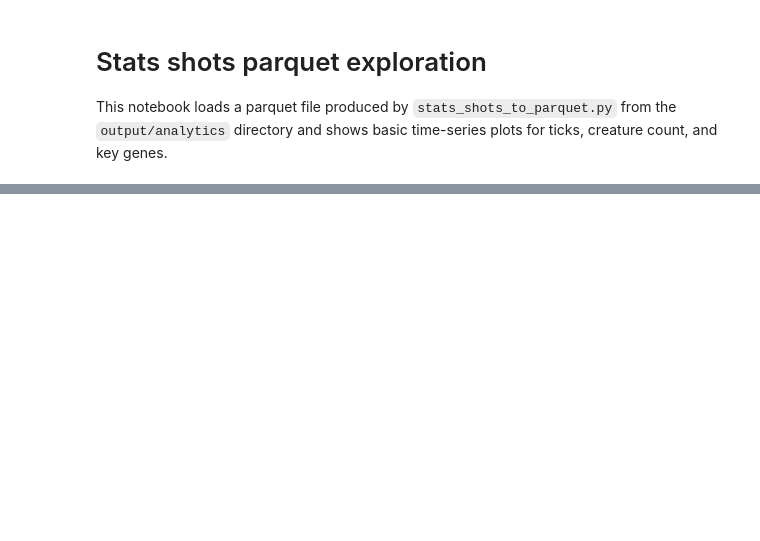
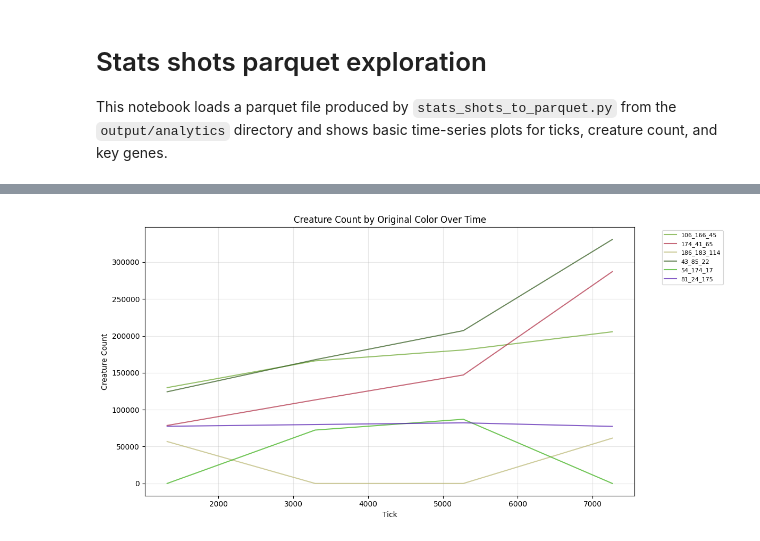
Before and after one commit to yanivbyd/DistributedColonyRust, a Jupyter notebook: analysis/stats_shots_exploration.ipynb, the cells around one changed output, grey strips where cells are left out. Saved outputs shown, nothing was run; the diff lists cells and outputs as text; code cells hidden in the pictures; blank space fills up the shorter version.

Commit message:
original color and chart of creatures by color over time

```diff
--- a/analysis/stats_shots_exploration.ipynb
+++ b/analysis/stats_shots_exploration.ipynb
@@ -145,3 +145,76 @@ plt.show()
+# %%
+# Plot creature count by tick, colored by original color RGB
+# Each curve represents creatures with a specific original color, colored by that color's RGB values
+
+import matplotlib.pyplot as plt  # pyright: ignore[reportMissingImports]
+
+plot_df = df.sort_values("tick").copy()
+
+# Collect all unique original colors from top N columns across all ticks
+all_colors = set()
+for i in range(1, 6):  # top 1-5
+    col_name = f"original_color_top{i}"
+    if col_name in plot_df.columns:
+        colors = plot_df[col_name].dropna().unique()
+        all_colors.update(colors)
+
+if not all_colors:
+    print("No original_color data found in parquet file. Regenerate parquet with updated stats_shots_to_parquet.py.")
+else:
+    # For each color, track its count over time
+    color_data = {}
+    for color_str in all_colors:
+        color_data[color_str] = []
+
+    # Extract counts for each color at each tick
+    for _, row in plot_df.iterrows():
+        tick = row["tick"]
+        for color_str in all_colors:
+            count = None
+            # Check top 1-5 columns for this color
+            for i in range(1, 6):
+                top_col = f"original_color_top{i}"
+                count_col = f"original_color_top{i}_count"
+                if top_col in row and row[top_col] == color_str:
+                    if count_col in row:
+                        count = row[count_col]
+                    break
+            color_data[color_str].append((tick, count if count is not None else 0))
+
+    # Plot each color as a separate curve
+    plt.figure(figsize=(12, 6))
+
+    for color_str in sorted(all_colors):
+        # Parse RGB values from color string (format: "R_G_B")
+        try:
+            parts = color_str.split("_")
+            if len(parts) == 3:
+                r = int(parts[0]) / 255.0
+                g = int(parts[1]) / 255.0
+                b = int(parts[2]) / 255.0
+                rgb_color = (r, g, b)
+            else:
+                rgb_color = (0.5, 0.5, 0.5)  # Default gray if parsing fails
+        except (ValueError, IndexError):
+            rgb_color = (0.5, 0.5, 0.5)  # Default gray if parsing fails
+
+        # Extract ticks and counts for this color
+        ticks = [t for t, _ in color_data[color_str]]
+        counts = [c for _, c in color_data[color_str]]
+
+        # Only plot if there's at least one non-zero count
+        if any(c > 0 for c in counts):
+            plt.plot(ticks, counts, label=color_str, color=rgb_color, linewidth=1.5, alpha=0.7)
+
+    plt.xlabel("Tick")
+    plt.ylabel("Creature Count")
+    plt.title("Creature Count by Original Color Over Time")
+    plt.legend(bbox_to_anchor=(1.05, 1), loc='upper left', fontsize=8)
+    plt.grid(True, alpha=0.3)
+    plt.tight_layout()
+    plt.show()
+# %% [output]
+[figure, added]
 # %%
 # New metrics: Health, Food, and Age - 3 charts horizontally
 
```
Also changed, not shown: parts of 4 cells of this notebook, 8 other files.
